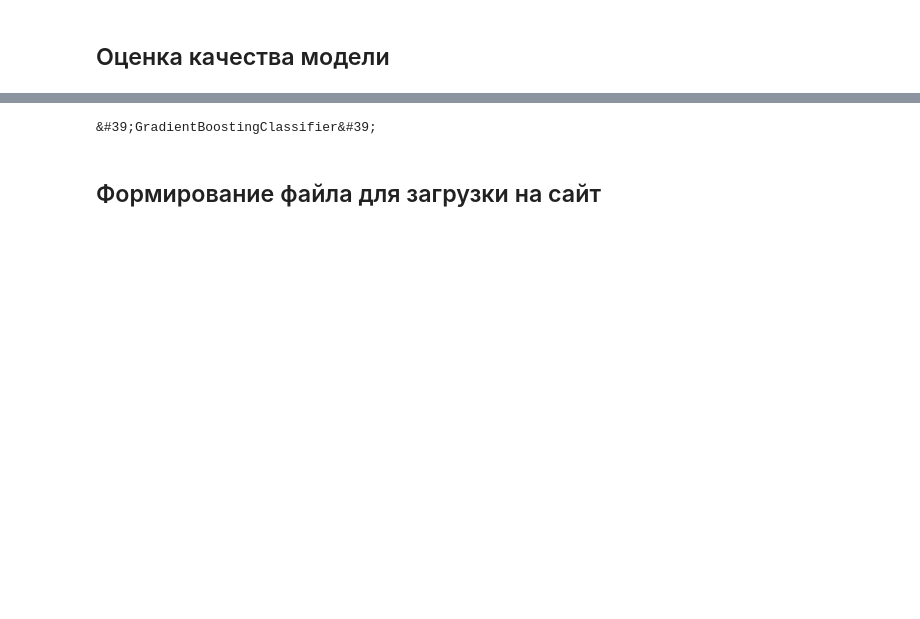
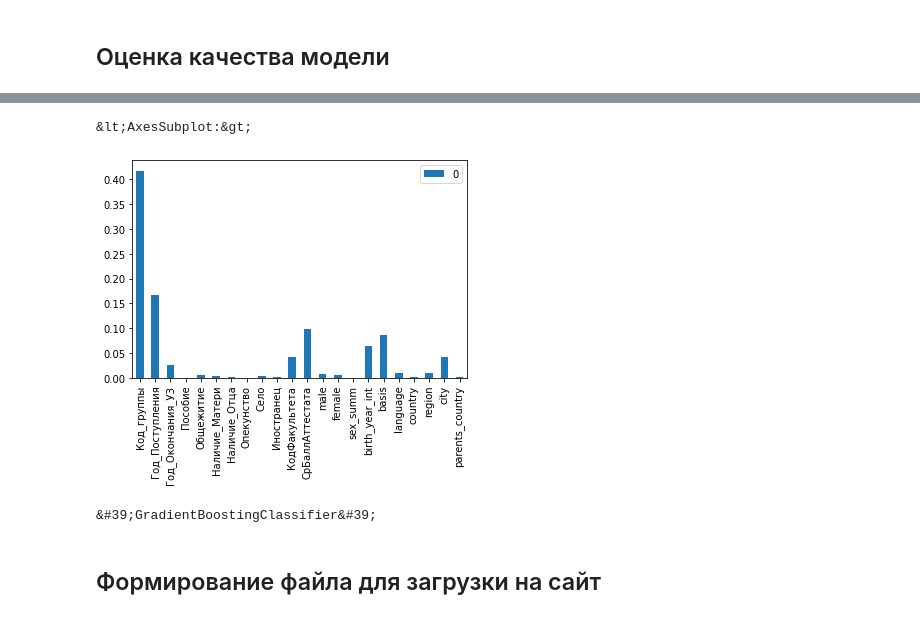
Before and after one commit to RomanZorkin/digital_match_altay, a Jupyter notebook: notebooks/neiro.ipynb, the cells around one changed output, grey strips where cells are left out. Cells and saved outputs as stored; diff of their text form; code cells hidden in the pictures; blank space fills up the shorter version.

```diff
--- a/notebooks/neiro.ipynb
+++ b/notebooks/neiro.ipynb
@@ -56,6 +59,6 @@ test_output = test['Статус']
 # %%
 #clf = RandomForestClassifier(random_state=0)
 #clf = ensemble.BaggingClassifier(random_state=0)
-clf = ensemble.GradientBoostingClassifier(n_estimators=200, learning_rate=0.5, max_depth=20, random_state=0)
+clf = ensemble.GradientBoostingClassifier(n_estimators=100, learning_rate=0.5, max_depth=20, random_state=0)
 clf.fit(train_input, train_output)
 # %% [output]
@@ -83,3 +107,13 @@ weighted avg       0.88      0.88      0.88      2717
+# %%
+col_weight = columns
+col_weight.remove('Статус')
+# %%
+feature_weight = clf.feature_importances_
+fet_weight = pd.DataFrame(feature_weight, index=col_weight)
+fet_weight.plot.bar()
+# %% [output]
+&lt;AxesSubplot:&gt;
+[figure, added]
 # %%
 clf.__str__().split('(')[0]
 # %% [output]
```
Also changed, not shown: parts of 10 cells of this notebook.
